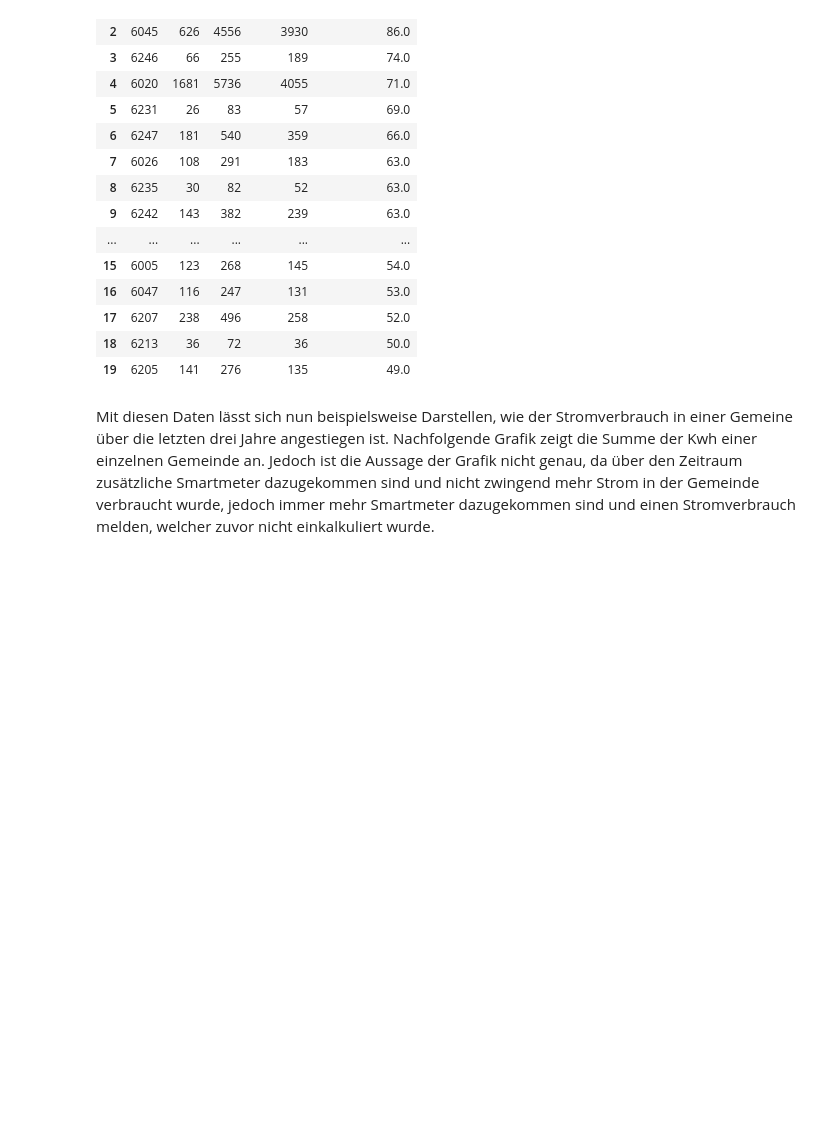
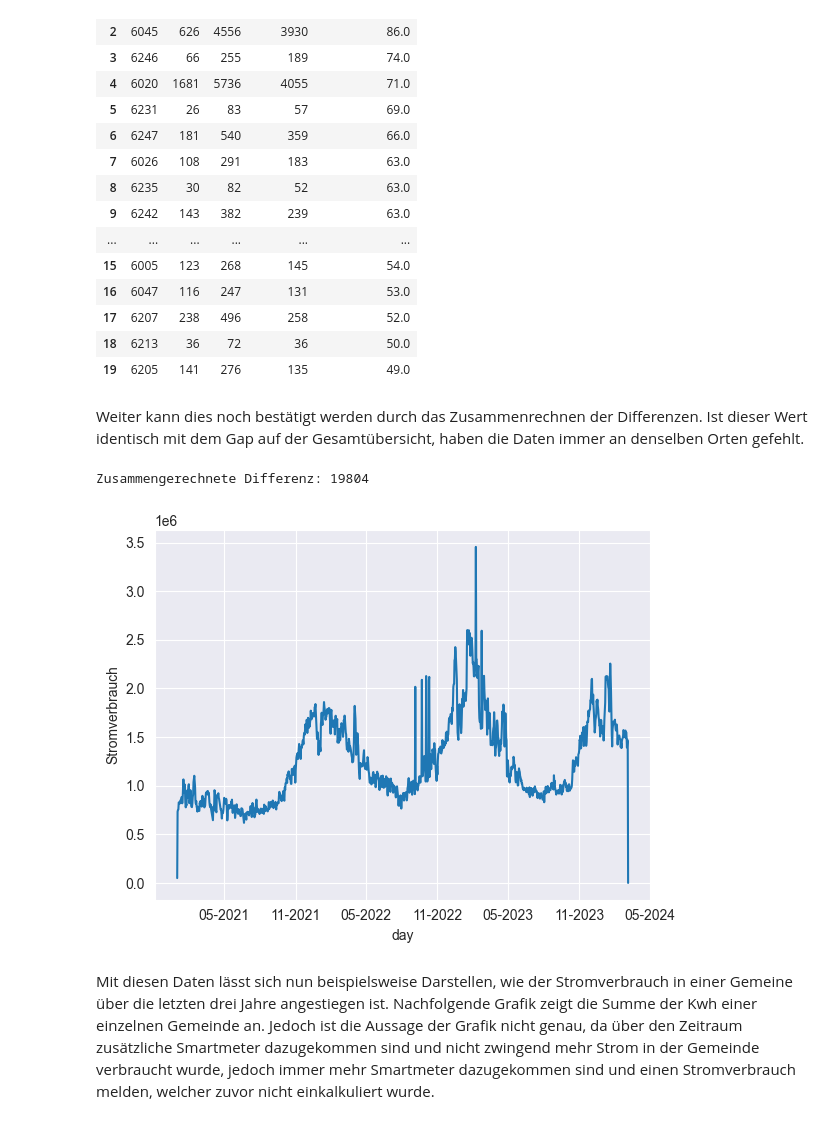
Before and after one commit to 7Horizon/BINA-CaseStudy, a Jupyter notebook: bina_dataimport.ipynb, the cells around one changed output. Saved outputs shown, nothing was run; the diff lists cells and outputs as text; code cells hidden in the pictures; blank space fills up the shorter version.

Commit message:
Making Smartmeter analysis more accurate

```diff
--- a/bina_dataimport.ipynb
+++ b/bina_dataimport.ipynb
@@ -689,6 +703,21 @@ df.head(20)
 | 17 | 6207 | 238 | 496 | 258 | 52.0 |
 | 18 | 6213 | 36 | 72 | 36 | 50.0 |
 | 19 | 6205 | 141 | 276 | 135 | 49.0 |
+# %% [markdown]
+Weiter kann dies noch bestätigt werden durch das Zusammenrechnen der Differenzen. Ist dieser Wert identisch mit dem Gap auf der Gesamtübersicht, haben die Daten immer an denselben Orten gefehlt.
+# %%
+print('Zusammengerechnete Differenz: ' + str(sum(df['Differenz'])))
+# %% [output]
+Zusammengerechnete Differenz: 19804
+# %%
+df = pd.read_sql_query("SELECT SUM(valueKwh) as Stromverbrauch, STRFTIME('%Y-%m-%d', timestamp) as day FROM smartmeter GROUP BY day;", connection)
+df['day'] = pd.to_datetime(df['day'])
+plot = sns.lineplot(data=df, x='day', y='Stromverbrauch')
+plot.xaxis.set_major_locator(mdates.MonthLocator(interval=6))
+plot.xaxis.set_major_formatter(mdates.DateFormatter('%m-%Y'))
+plt.show()
+# %% [output]
+[figure, added]
 # %% [markdown]
 Mit diesen Daten lässt sich nun beispielsweise Darstellen, wie der Stromverbrauch in einer Gemeine über die letzten drei Jahre angestiegen ist. Nachfolgende Grafik zeigt die Summe der Kwh einer einzelnen Gemeinde an. Jedoch ist die Aussage der Grafik nicht genau, da über den Zeitraum zusätzliche Smartmeter dazugekommen sind und nicht zwingend mehr Strom in der Gemeinde verbraucht wurde, jedoch immer mehr Smartmeter dazugekommen sind und einen Stromverbrauch melden, welcher zuvor nicht einkalkuliert wurde.
 # %%
```
Also changed, not shown: parts of 15 cells of this notebook.
